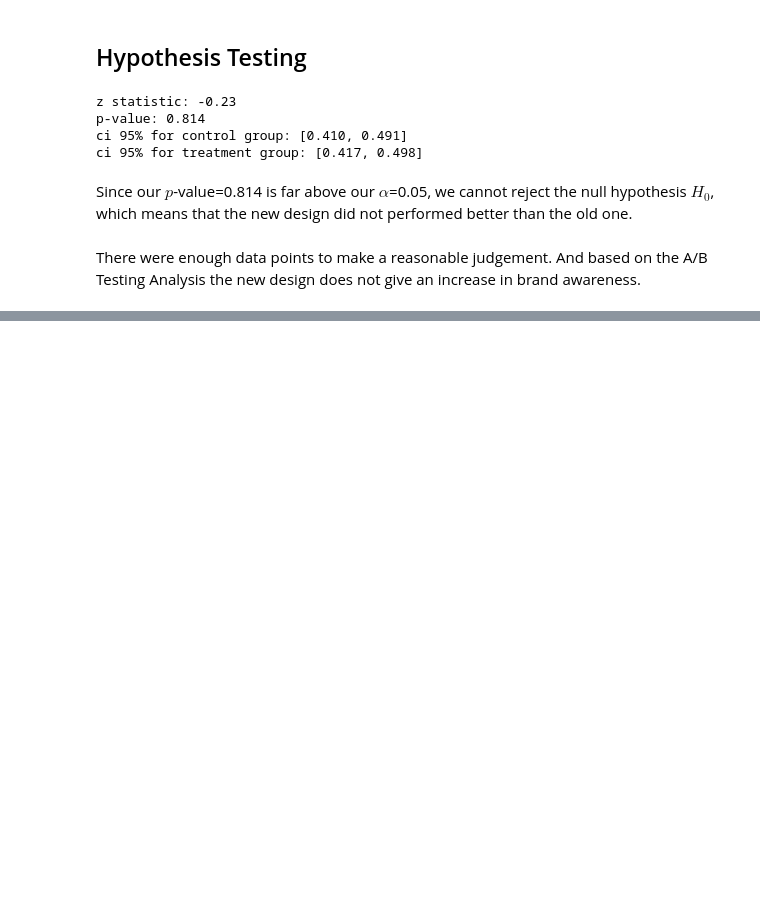
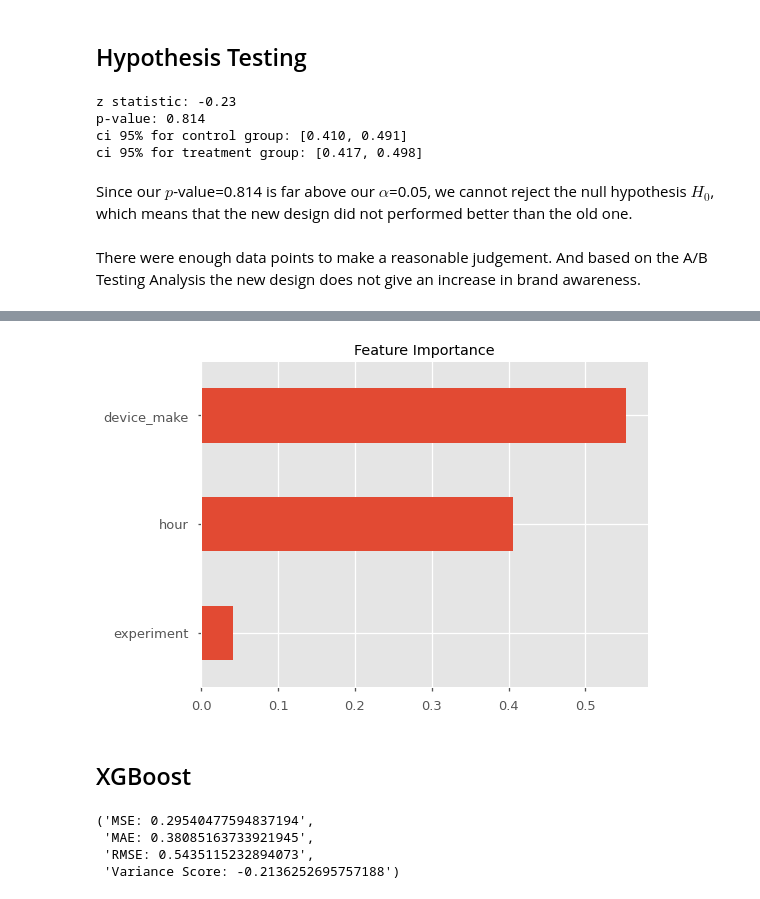
Before and after one commit to KutashiMA/abtest-mlops, a Jupyter notebook: A_B_Testing_Notebok.ipynb, the cells around one changed output, grey strips where cells are left out. Saved outputs shown, nothing was run; the diff lists cells and outputs as text; code cells hidden in the pictures; blank space fills up the shorter version.

```diff
--- a/A_B_Testing_Notebok.ipynb
+++ b/A_B_Testing_Notebok.ipynb
@@ -326,0 +514,10 @@ There were enough data points to make a reasonable judgement. And based on the A
+# %%
+# feature importances
+fea_imp = pd.Series(dtr.feature_importances_, index=d_f.drop('answer', axis=1).columns)
+
+fea_imp.plot(kind='barh', figsize=(8,6), title='Feature Importance')
+plt.show()
+# %% [output]
+[figure, added]
+# %% [markdown]
+## XGBoost
@@ -326,0 +532,11 @@ There were enough data points to make a reasonable judgement. And based on the A
+# %%
+# evaluating model
+f"MSE: {metrics.mean_squared_error(y_valid, y_pred_xgb)}",\
+f"MAE: {metrics.mean_absolute_error(y_valid, y_pred_xgb)}",\
+f"RMSE: {np.sqrt(metrics.mean_squared_error(y_valid, y_pred_xgb))}",\
+f"Variance Score: {metrics.explained_variance_score(y_valid, y_pred_xgb)}"
+# %% [output]
+('MSE: 0.29540477594837194',
+ 'MAE: 0.38085163733921945',
+ 'RMSE: 0.5435115232894073',
+ 'Variance Score: -0.2136252695757188')
```
Also changed, not shown: parts of 31 cells of this notebook.
